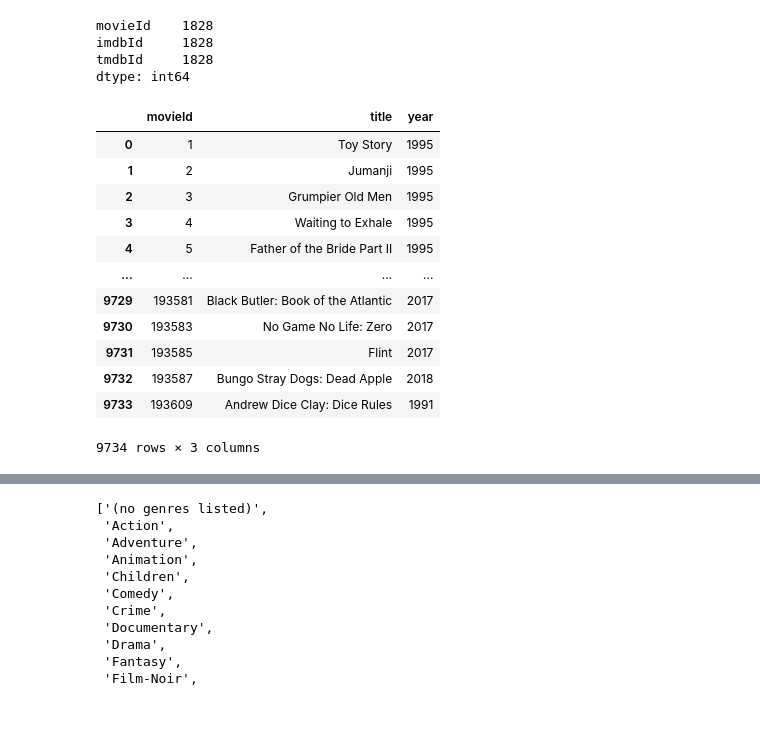
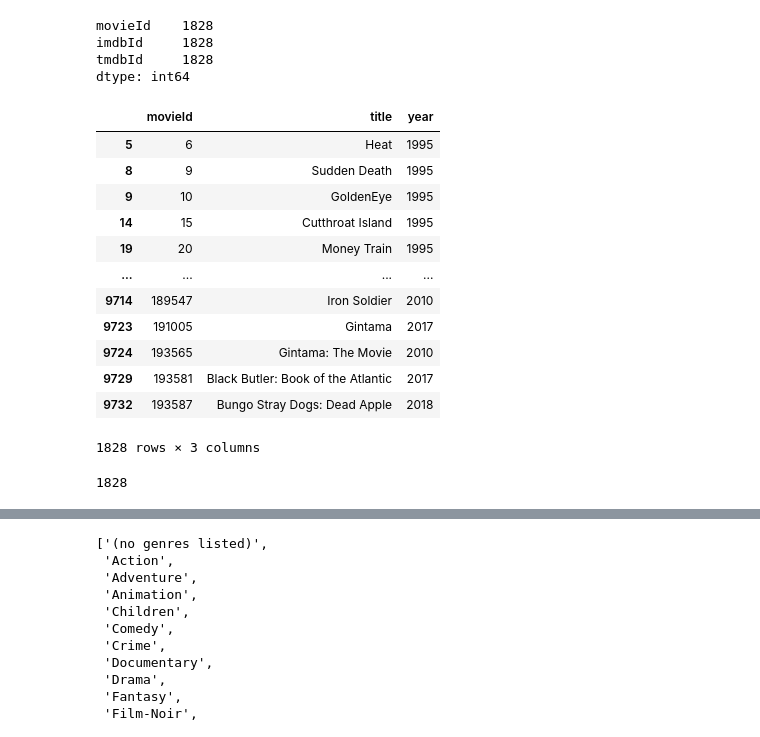
Before and after one commit to Donal-Flanagan/flix_recommender, a Jupyter notebook: notebooks/ETL/transform.ipynb, the cells around one changed output, grey strips where cells are left out. Cells and saved outputs as stored; diff of their text form; code cells hidden in the pictures.

Commit message:
Working on data transformation

```diff
--- a/notebooks/ETL/transform.ipynb
+++ b/notebooks/ETL/transform.ipynb
@@ -64,7 +60,7 @@ class DataTransformer():
 
     def _load_tmdb_data(self):
         self._cast_and_crew_df = pd.read_csv(
-            self.tmdb_data_path+'movies_cast_and_crew.csv',
+            self.tmdb_data_path+'movie_cast_and_crew.csv',
             usecols=['movieId', 'name', 'role'],
             dtype={'movieId': int, 'name': str, 'role': str}
         )
@@ -98,6 +94,9 @@ class DataTransformer():
             return self._links_df[self._links_df.movieId.isin(self._genres_encoded_df[self._genres_encoded_df[genre]==1].movieId)].copy()
         return self._links_df.copy()
 
+    def get_poster_link(self, movieId):
+        return self._poster_links[self._poster_links.movieId==movieId].poster_link.values[0]
+
     def get_binary_encoded_genres_df(self):
         return self._genres_encoded_df.copy()
 
@@ -136,22 +135,27 @@ imdbId     1828
 tmdbId     1828
 dtype: int64
 # %%
-movies = dt.get_movies_df()
+movies = dt.get_movies_df('Action')
 movies
 # %% [output]
 |  | movieId | title | year |
-| 0 | 1 | Toy Story | 1995 |
-| 1 | 2 | Jumanji | 1995 |
-| 2 | 3 | Grumpier Old Men | 1995 |
-| 3 | 4 | Waiting to Exhale | 1995 |
-| 4 | 5 | Father of the Bride Part II | 1995 |
+| 5 | 6 | Heat | 1995 |
+| 8 | 9 | Sudden Death | 1995 |
+| 9 | 10 | GoldenEye | 1995 |
+| 14 | 15 | Cutthroat Island | 1995 |
+| 19 | 20 | Money Train | 1995 |
 | ... | ... | ... | ... |
+| 9714 | 189547 | Iron Soldier | 2010 |
+| 9723 | 191005 | Gintama | 2017 |
+| 9724 | 193565 | Gintama: The Movie | 2010 |
 | 9729 | 193581 | Black Butler: Book of the Atlantic | 2017 |
-| 9730 | 193583 | No Game No Life: Zero | 2017 |
-| 9731 | 193585 | Flint | 2017 |
 | 9732 | 193587 | Bungo Stray Dogs: Dead Apple | 2018 |
-| 9733 | 193609 | Andrew Dice Clay: Dice Rules | 1991 |
-9734 rows × 3 columns
+1828 rows × 3 columns
+# %%
+ratings = dt.get_ratings_df('Action')
+ratings.movieId.nunique()
+# %% [output]
+1828
 # %%
 genres_encoded = dt.get_binary_encoded_genres_df()
 genres_encoded
```
Also changed, not shown: parts of 3 cells of this notebook, 5 other files.
